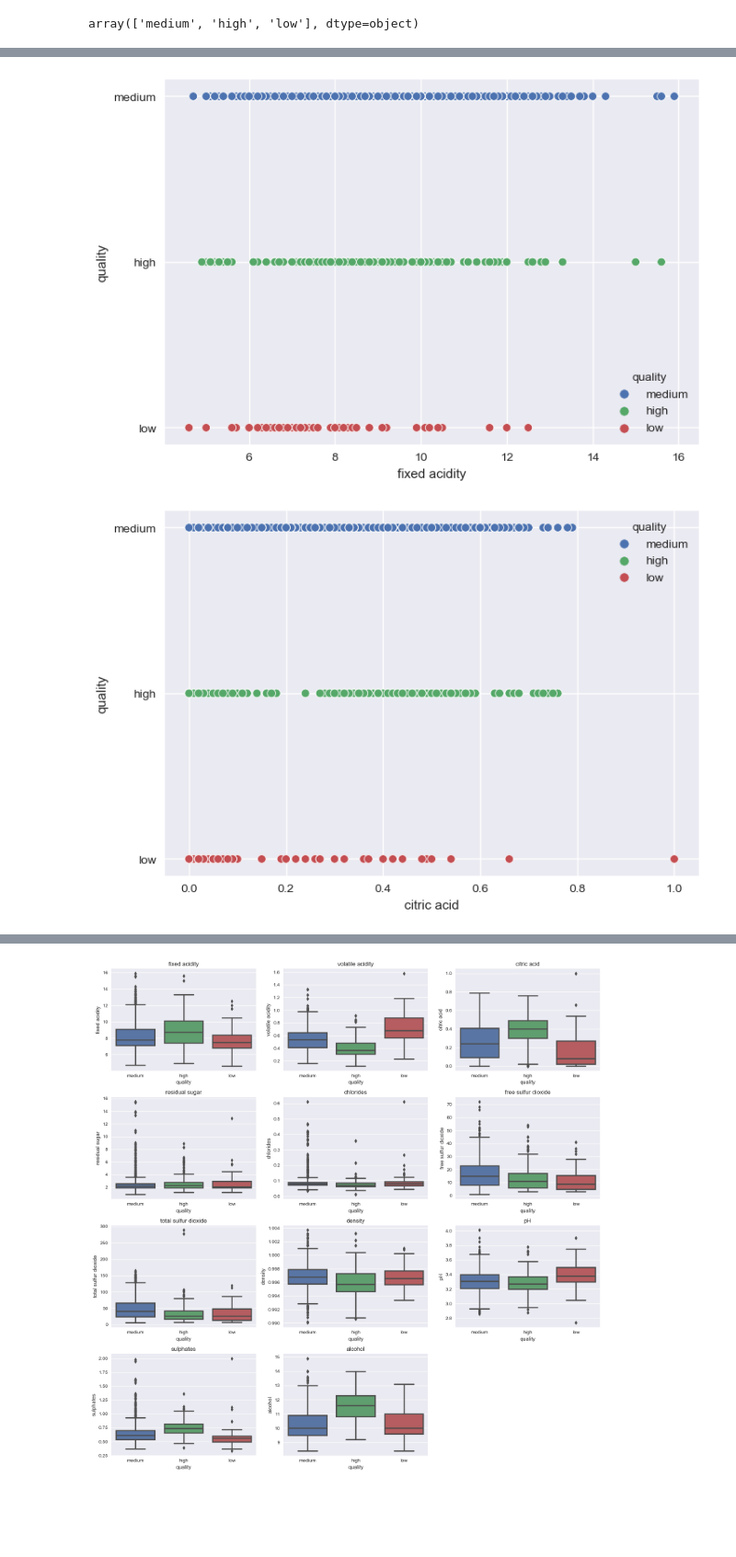
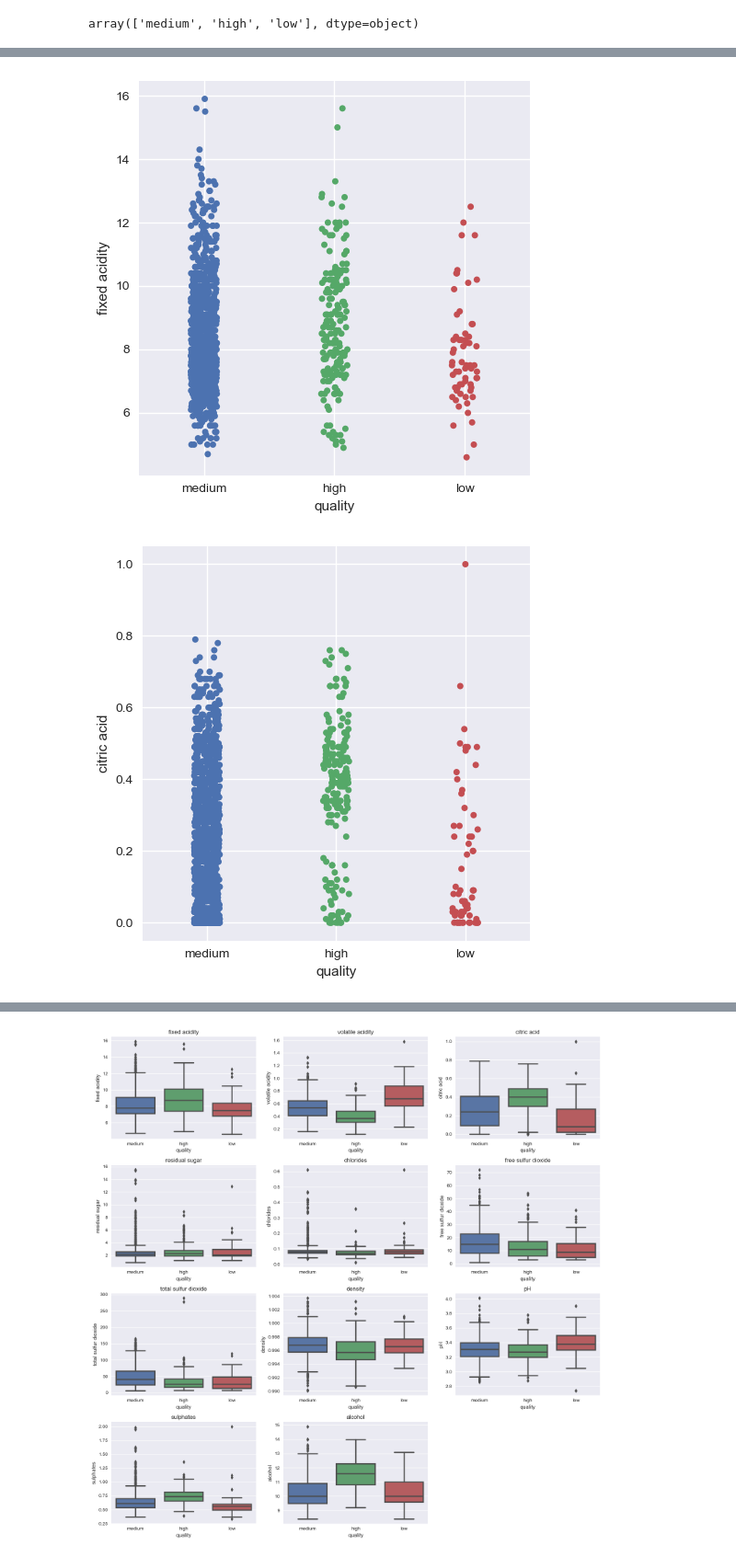
Before and after one commit to prabeshx12/ml_data_science_project, a Jupyter notebook: projectone.ipynb, the cells around one changed output, grey strips where cells are left out. Shown at 92% size. Drawn from its saved outputs; the diff is of its cells as text; code cells hidden in the pictures; blank space fills up the shorter version.

```diff
--- a/projectone.ipynb
+++ b/projectone.ipynb
@@ -182,14 +182,14 @@ plt.show()
 # Hence we could infer that as volatile acidity decreases the quality of red wine also increases which is true in reality.
 # But lets explore further in finding out about other physiochemical properties which affect redwine quality.
 # %%
-# Lets see the scatterplot of other variables with quality
+# Lets see the categorial plot of other variables with quality
 for index, column in enumerate(redwine_test_df.columns):
     if column == "quality" or column == "alcohol" or column == "volatile acidity":
         continue
     else:
-        sns.scatterplot(data=redwine_test_df, x = column, y="quality", hue="quality")
+        sns.catplot(data=redwine_test_df, y = column, x="quality", hue="quality")
         plt.grid(True)
         plt.show()
 # %% [output]
-[figure, old version]
+[figure, new version]
-[figure, old version]
+[figure, new version]
```
Also changed, not shown: parts of 3 cells of this notebook.
